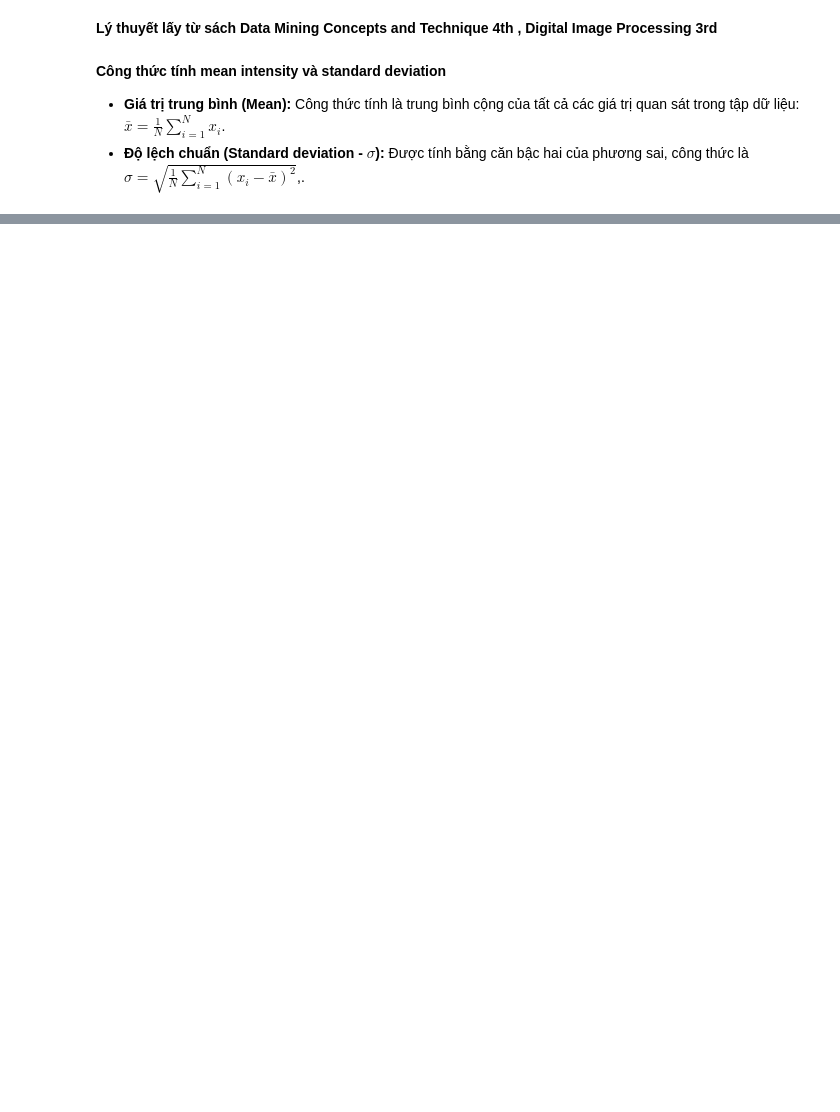
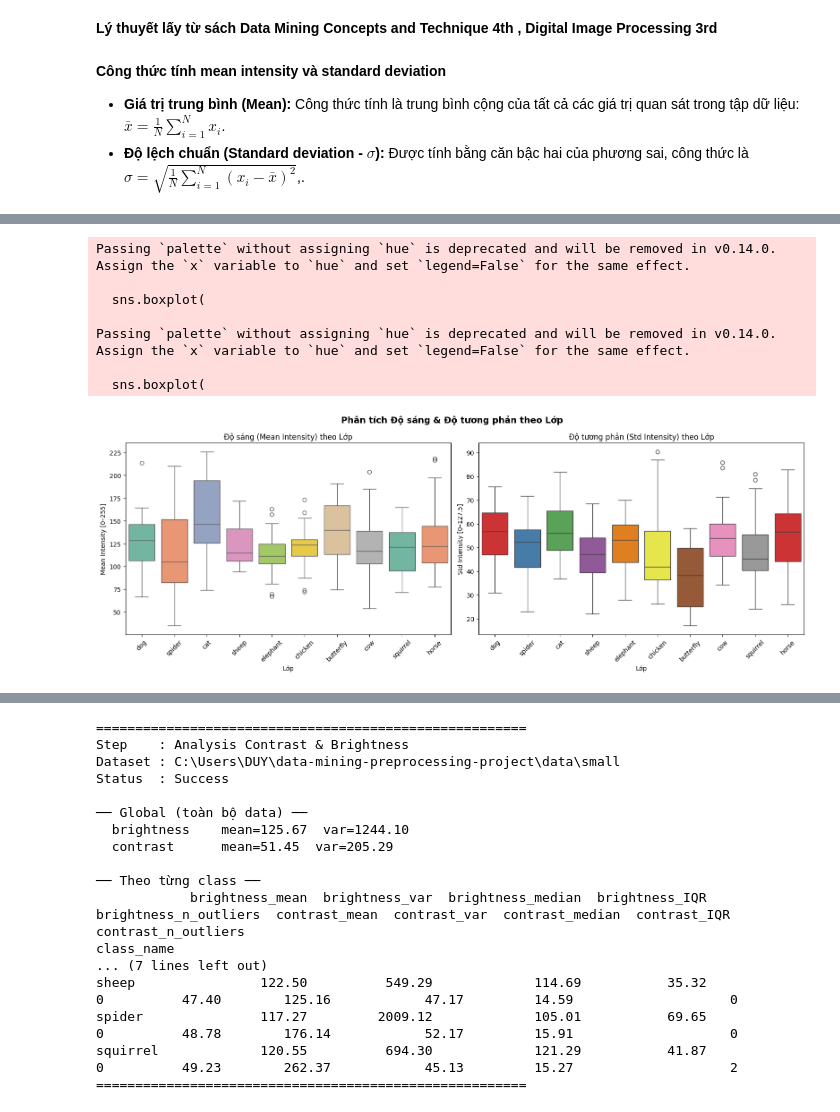
Before and after one commit to Taylor3691/mining-beyond-boundaries, a Jupyter notebook: notebooks/Duy-image.constrast.n.brightness.analysis.ipynb, the cells around one changed output, grey strips where cells are left out. Drawn from its saved outputs; the diff is of its cells as text; code cells hidden in the pictures; blank space fills up the shorter version.

Commit message:
docs/call visualization function in notebook

```diff
--- a/notebooks/Duy-image.constrast.n.brightness.analysis.ipynb
+++ b/notebooks/Duy-image.constrast.n.brightness.analysis.ipynb
@@ -30,0 +36,7 @@ Dựa trên các nguyên lý phân tích dữ liệu và ngoại lệ (outliers)
+# %%
+from image.dataset import ImageDataset
+from config.settings import PATH_FOLDER_IMAGE_TEST
+
+dataset = ImageDataset(path=PATH_FOLDER_IMAGE_TEST)
+dataset.load()
+dataset.info()
@@ -30,0 +55,15 @@ Dựa trên các nguyên lý phân tích dữ liệu và ngoại lệ (outliers)
+# %%
+from image.analysis_constrast_n_brightness import ContrastAndBrightness
+step = ContrastAndBrightness()
+step._dataset = dataset
+step.run()
+step.log()
+# %% [output]
+Passing `palette` without assigning `hue` is deprecated and will be removed in v0.14.0. Assign the `x` variable to `hue` and set `legend=False` for the same effect.
+
+  sns.boxplot(
+
+Passing `palette` without assigning `hue` is deprecated and will be removed in v0.14.0. Assign the `x` variable to `hue` and set `legend=False` for the same effect.
+
+  sns.boxplot(
+[figure, added]
@@ -30,0 +100,17 @@ Dựa trên các nguyên lý phân tích dữ liệu và ngoại lệ (outliers)
+=======================================================
+Step    : Analysis Contrast & Brightness
+Dataset : C:\Users\DUY\data-mining-preprocessing-project\data\small
+Status  : Success
+
+── Global (toàn bộ data) ──
+  brightness    mean=125.67  var=1244.10
+  contrast      mean=51.45  var=205.29
+
+── Theo từng class ──
+            brightness_mean  brightness_var  brightness_median  brightness_IQR  brightness_n_outliers  contrast_mean  contrast_var  contrast_median  contrast_IQR  contrast_n_outliers
+class_name
+... (7 lines left out)
+sheep                122.50          549.29             114.69           35.32                      0          47.40        125.16            47.17         14.59                    0
+spider               117.27         2009.12             105.01           69.65                      0          48.78        176.14            52.17         15.91                    0
+squirrel             120.55          694.30             121.29           41.87                      0          49.23        262.37            45.13         15.27                    2
+=======================================================
```
Also changed, not shown: parts of 3 cells of this notebook.
